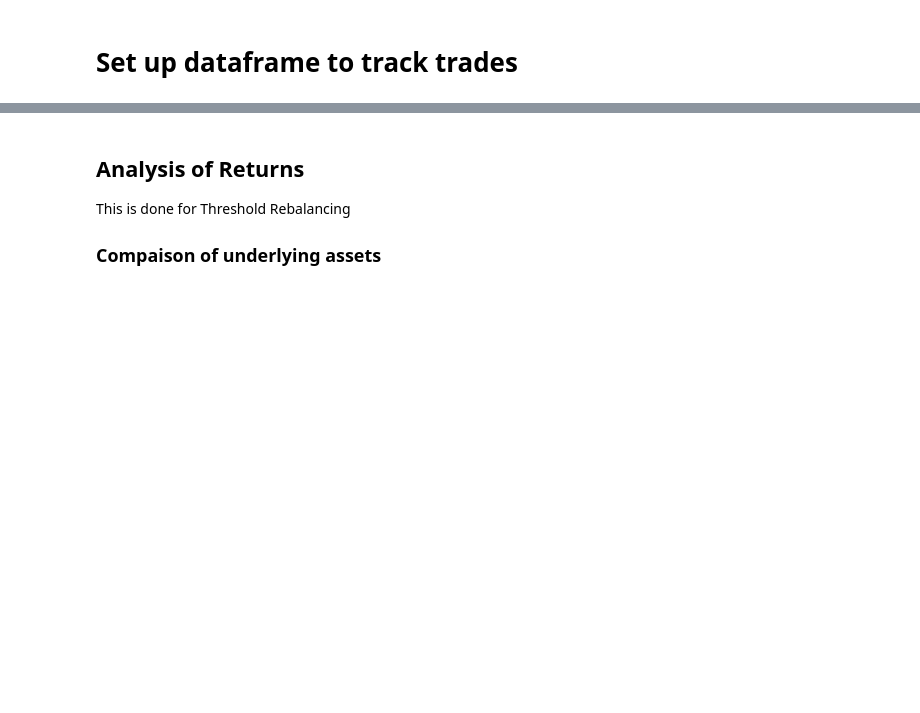
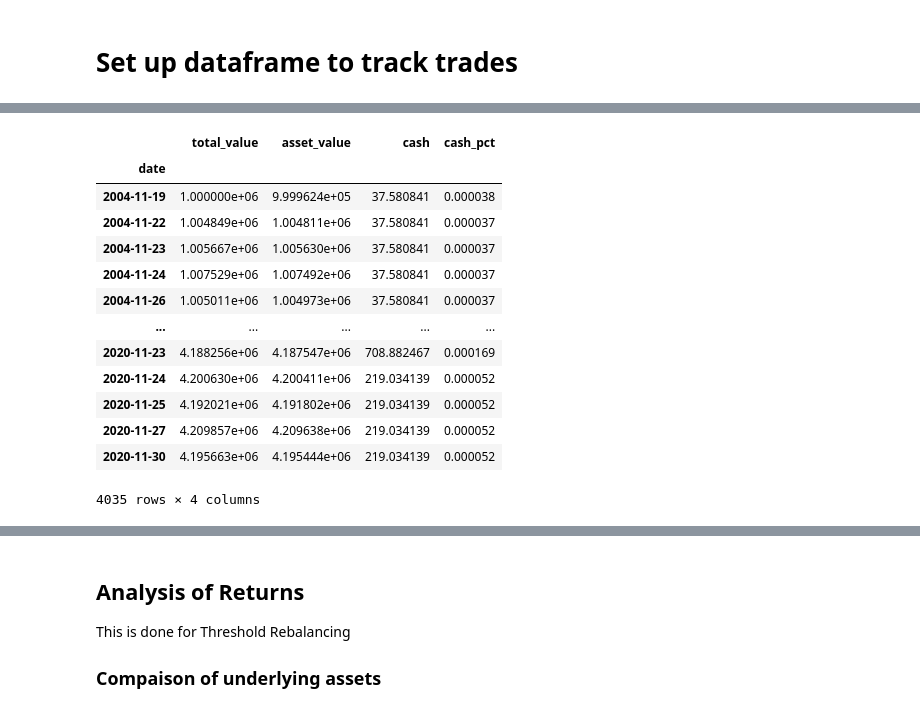
Before and after one commit to ningtong88/Capstone_TDAmeritrade, a Jupyter notebook: TDAmeritrade Cash Based Portfolio Rebalancing.ipynb, the cells around one changed output, grey strips where cells are left out. Saved outputs shown, nothing was run; the diff lists cells and outputs as text; code cells hidden in the pictures; blank space fills up the shorter version.

```diff
--- a/TDAmeritrade Cash Based Portfolio Rebalancing.ipynb
+++ b/TDAmeritrade Cash Based Portfolio Rebalancing.ipynb
@@ -136,2 +892,19 @@ portfolio_sum_initial = pd.DataFrame(columns=columns)
+# %%
+portfolio_sum
+# %% [output]
+|  | total_value | asset_value | cash | cash_pct |
+| date |  |  |  |  |
+| 2004-11-19 | 1.000000e+06 | 9.999624e+05 | 37.580841 | 0.000038 |
+| 2004-11-22 | 1.004849e+06 | 1.004811e+06 | 37.580841 | 0.000037 |
+| 2004-11-23 | 1.005667e+06 | 1.005630e+06 | 37.580841 | 0.000037 |
+| 2004-11-24 | 1.007529e+06 | 1.007492e+06 | 37.580841 | 0.000037 |
+| 2004-11-26 | 1.005011e+06 | 1.004973e+06 | 37.580841 | 0.000037 |
+| ... | ... | ... | ... | ... |
+| 2020-11-23 | 4.188256e+06 | 4.187547e+06 | 708.882467 | 0.000169 |
+| 2020-11-24 | 4.200630e+06 | 4.200411e+06 | 219.034139 | 0.000052 |
+| 2020-11-25 | 4.192021e+06 | 4.191802e+06 | 219.034139 | 0.000052 |
+| 2020-11-27 | 4.209857e+06 | 4.209638e+06 | 219.034139 | 0.000052 |
+| 2020-11-30 | 4.195663e+06 | 4.195444e+06 | 219.034139 | 0.000052 |
+4035 rows × 4 columns
 # %%
 
```
Also changed, not shown: parts of 39 cells of this notebook.
